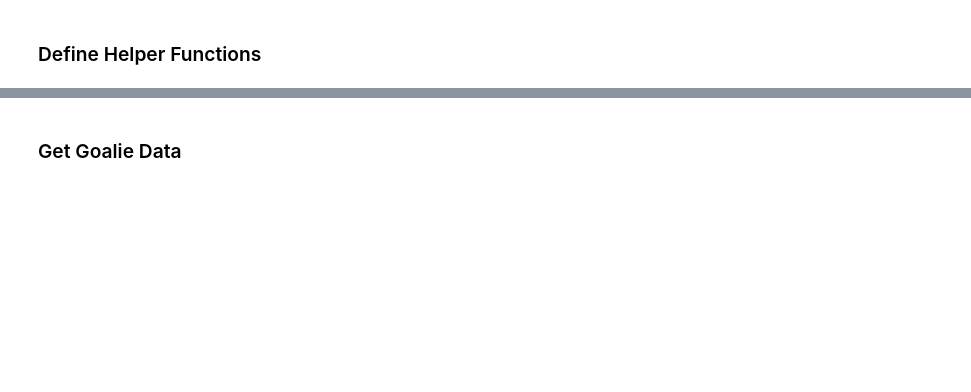
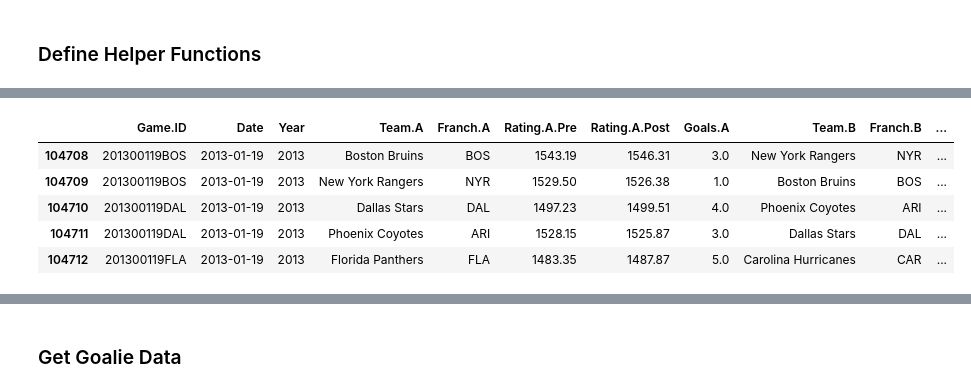
Before and after one commit to gschwaeb/NHL_Game_Prediction, a Jupyter notebook: Data_Collection.ipynb, the cells around one changed output, grey strips where cells are left out. Drawn from its saved outputs; the diff is of its cells as text; code cells hidden in the pictures; blank space fills up the shorter version.

```diff
--- a/Data_Collection.ipynb
+++ b/Data_Collection.ipynb
@@ -258,0 +287,13 @@ goalie_feature_columns = ['Team_Key', 'Name', 'Goalie_FenwickSV%', 'Goalie_GSAx/
+# %%
+elo_conversion = {'VEG' : 'VGK', 'NJD': 'N.J',  'SJS': 'S.J', 'TBL' : 'T.B',  'LAK' : 'L.A'}
+# %%
+elo = elo.replace({'Franch.A': elo_conversion})
+# %%
+elo.head()
+# %% [output]
+|  | Game.ID | Date | Year | Team.A | Franch.A | Rating.A.Pre | Rating.A.Post | Goals.A | Team.B | Franch.B | ... |
+| 104708 | 201300119BOS | 2013-01-19 | 2013 | Boston Bruins | BOS | 1543.19 | 1546.31 | 3.0 | New York Rangers | NYR | ... |
+| 104709 | 201300119BOS | 2013-01-19 | 2013 | New York Rangers | NYR | 1529.50 | 1526.38 | 1.0 | Boston Bruins | BOS | ... |
+| 104710 | 201300119DAL | 2013-01-19 | 2013 | Dallas Stars | DAL | 1497.23 | 1499.51 | 4.0 | Phoenix Coyotes | ARI | ... |
+| 104711 | 201300119DAL | 2013-01-19 | 2013 | Phoenix Coyotes | ARI | 1528.15 | 1525.87 | 3.0 | Dallas Stars | DAL | ... |
+| 104712 | 201300119FLA | 2013-01-19 | 2013 | Florida Panthers | FLA | 1483.35 | 1487.87 | 5.0 | Carolina Hurricanes | CAR | ... |
```
Also changed, not shown: parts of 77 cells of this notebook, 10 other files.
